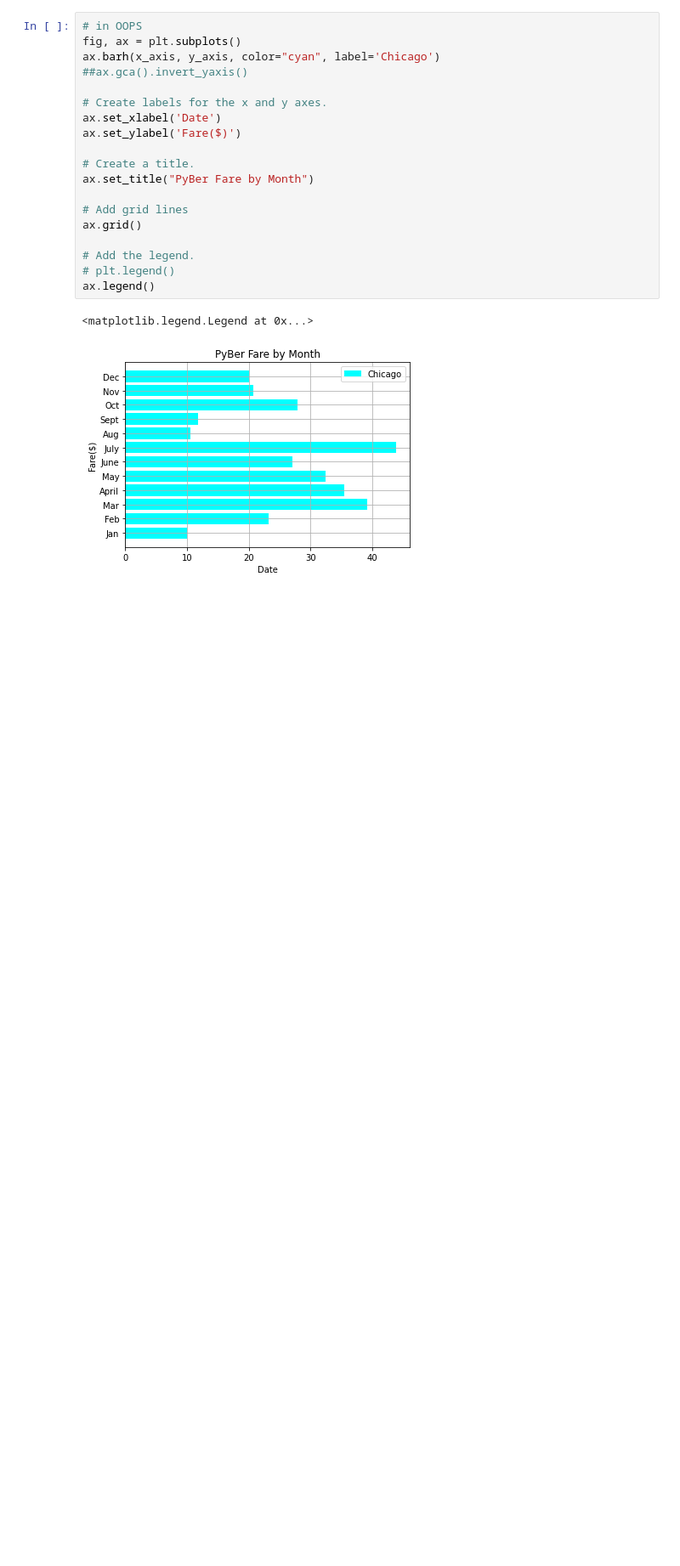
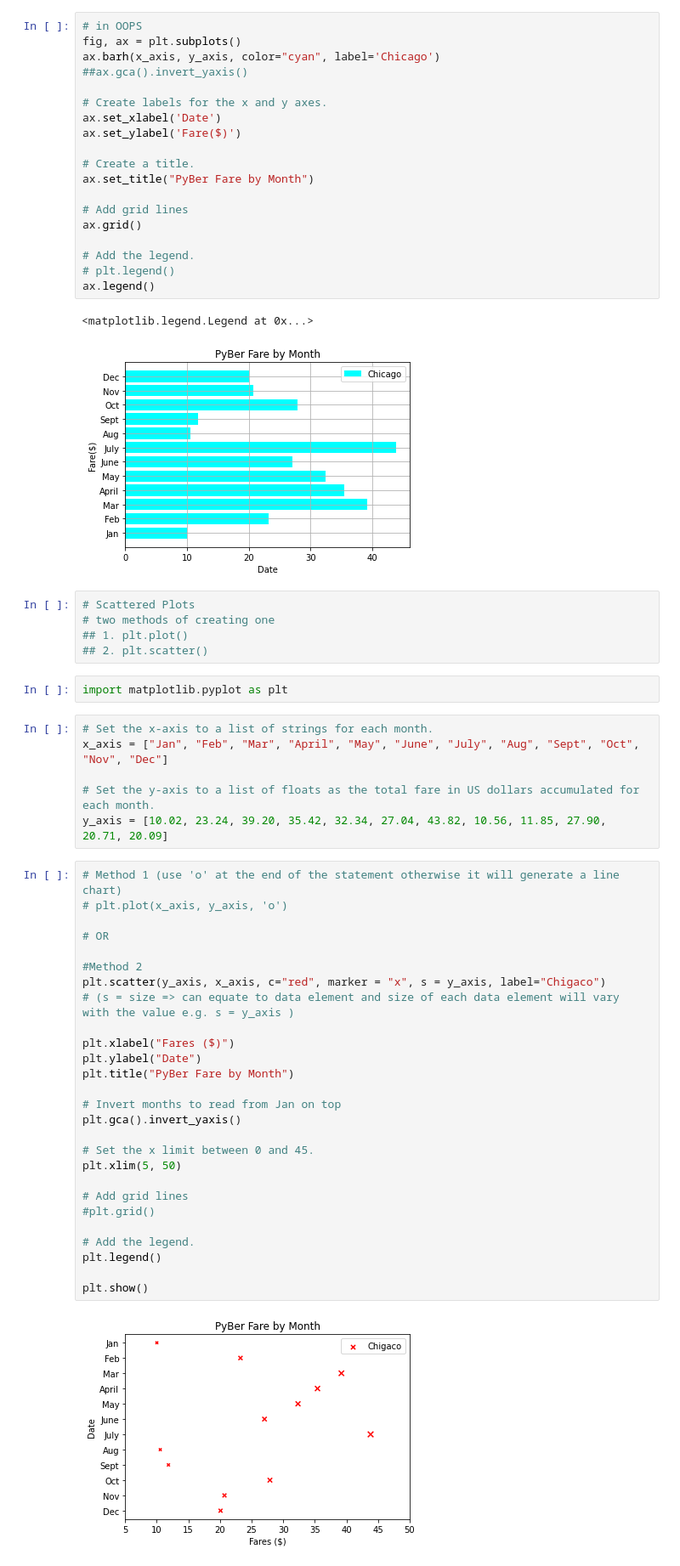
Before and after one commit to neerajain9/PyBer_Analysis, a Jupyter notebook: matplotlib_practice.ipynb, the cells around one changed output. Shown: that part at 85% size. Cells and saved outputs as stored; diff of their text form; blank space fills up the shorter version.

```diff
--- a/matplotlib_practice.ipynb
+++ b/matplotlib_practice.ipynb
@@ -204,3 +204,45 @@ ax.legend()
 # %% [output]
 <matplotlib.legend.Legend at 0x...>
 [figure]
+# %%
+# Scattered Plots
+# two methods of creating one
+## 1. plt.plot()
+## 2. plt.scatter()
+# %%
+import matplotlib.pyplot as plt
+# %%
+# Set the x-axis to a list of strings for each month.
+x_axis = ["Jan", "Feb", "Mar", "April", "May", "June", "July", "Aug", "Sept", "Oct", "Nov", "Dec"]
+
+# Set the y-axis to a list of floats as the total fare in US dollars accumulated for each month.
+y_axis = [10.02, 23.24, 39.20, 35.42, 32.34, 27.04, 43.82, 10.56, 11.85, 27.90, 20.71, 20.09]
+# %%
+# Method 1 (use 'o' at the end of the statement otherwise it will generate a line chart)
+# plt.plot(x_axis, y_axis, 'o')
+
+# OR
+
+#Method 2
+plt.scatter(y_axis, x_axis, c="red", marker = "x", s = y_axis, label="Chigaco")
+# (s = size => can equate to data element and size of each data element will vary with the value e.g. s = y_axis )
+
+plt.xlabel("Fares ($)")
+plt.ylabel("Date")
+plt.title("PyBer Fare by Month")
+
+# Invert months to read from Jan on top
+plt.gca().invert_yaxis()
+
+# Set the x limit between 0 and 45.
+plt.xlim(5, 50)
+
+# Add grid lines
+#plt.grid()
+
+# Add the legend.
+plt.legend()
+
+plt.show()
+# %% [output]
+[figure, added]
```
Also changed, not shown: parts of 24 cells of this notebook, 5 other files.
